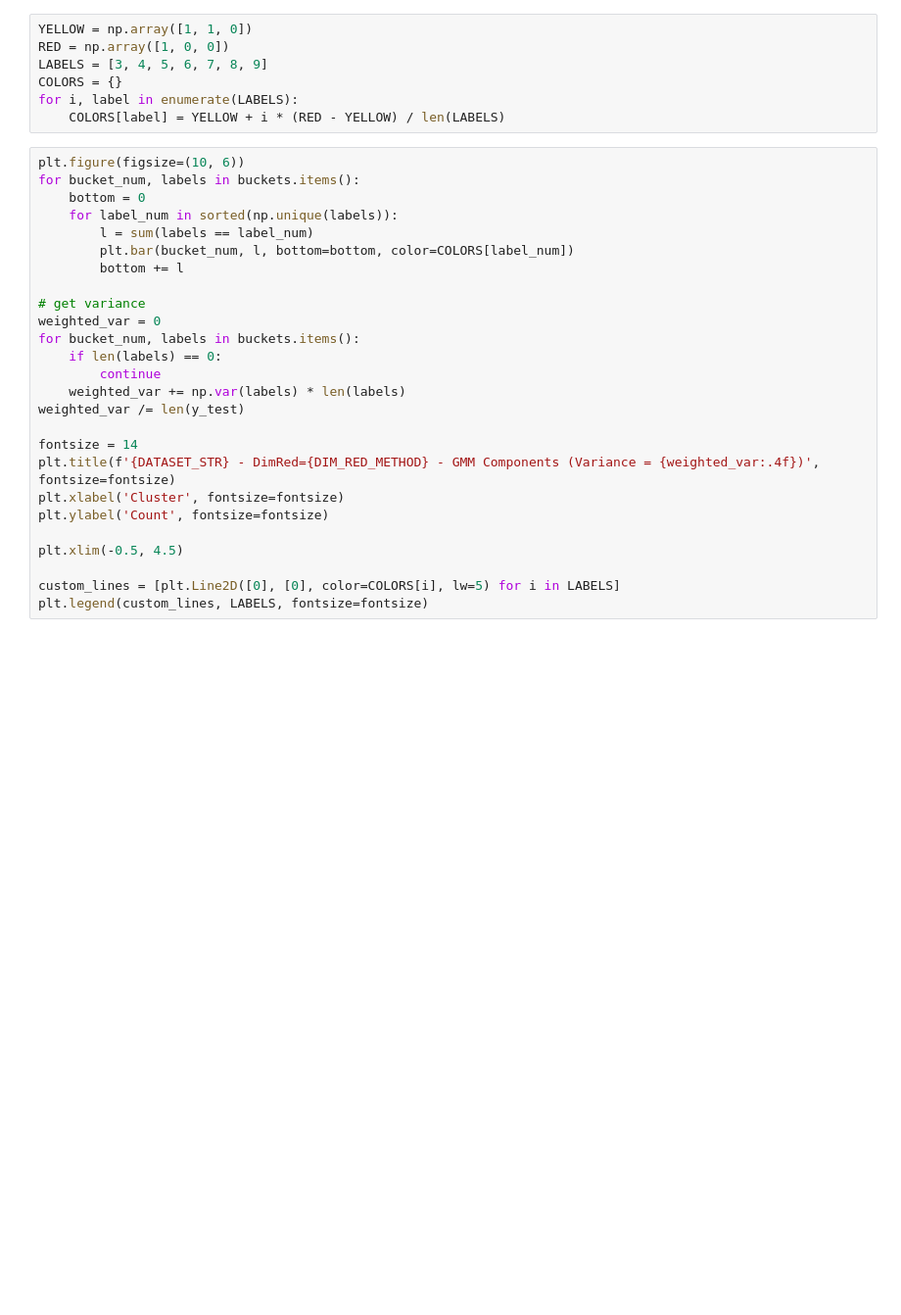
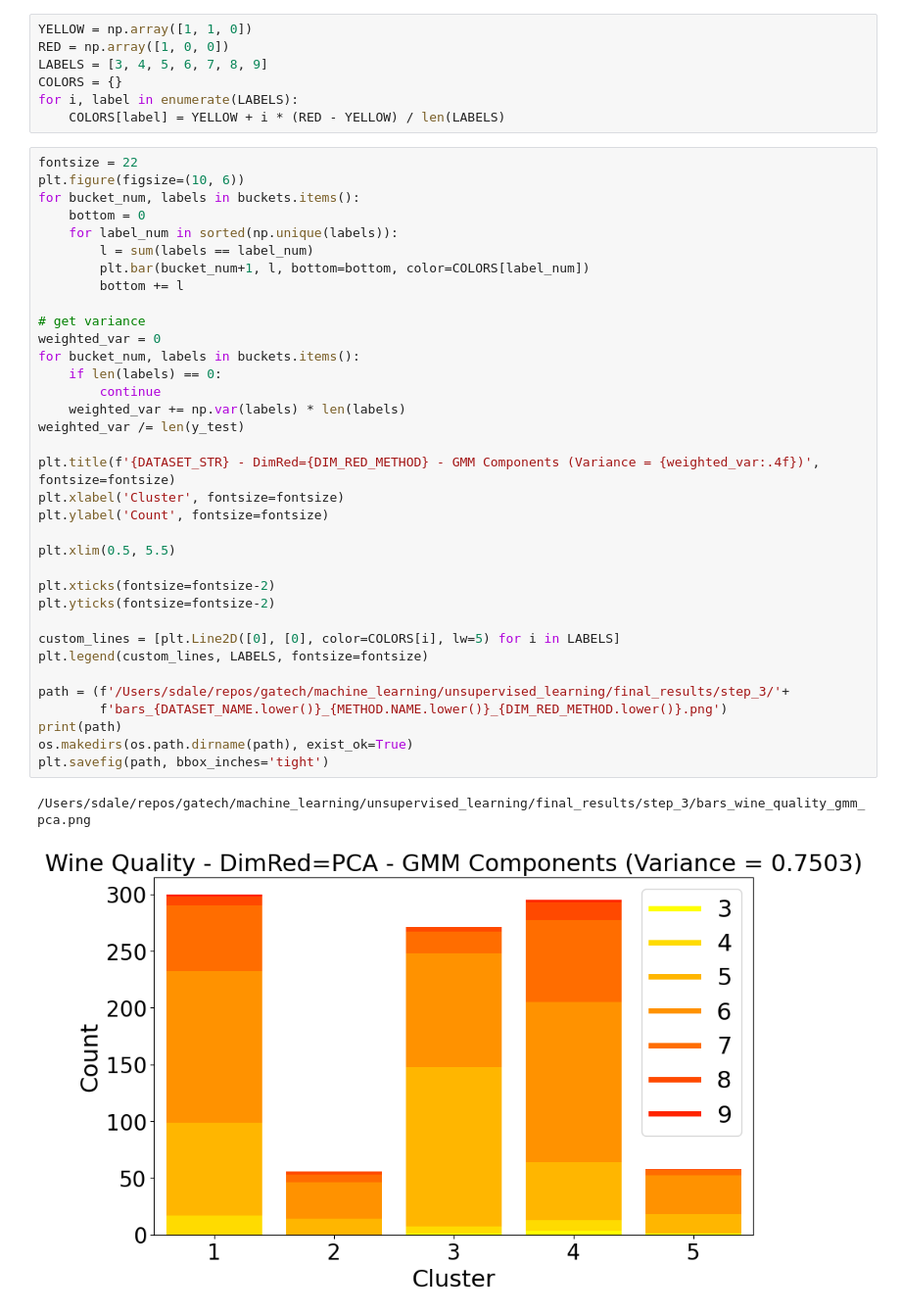
Before and after one commit to steviedale/unsupervised_learning, a Jupyter notebook: step_3_GMM_wine_quality_plot_clusters.ipynb, the cells around one changed output. Shown at 98% size. Cells and saved outputs as stored; diff of their text form; blank space fills up the shorter version.

```diff
--- a/step_3_GMM_wine_quality_plot_clusters.ipynb
+++ b/step_3_GMM_wine_quality_plot_clusters.ipynb
@@ -106,28 +108,40 @@ COLORS = {}
 for i, label in enumerate(LABELS):
     COLORS[label] = YELLOW + i * (RED - YELLOW) / len(LABELS)
 # %%
+fontsize = 22
 plt.figure(figsize=(10, 6))
 for bucket_num, labels in buckets.items():
     bottom = 0
     for label_num in sorted(np.unique(labels)):
         l = sum(labels == label_num)
-        plt.bar(bucket_num, l, bottom=bottom, color=COLORS[label_num])
+        plt.bar(bucket_num+1, l, bottom=bottom, color=COLORS[label_num])
         bottom += l
 
 # get variance
 weighted_var = 0
 for bucket_num, labels in buckets.items():
     if len(labels) == 0:
         continue
     weighted_var += np.var(labels) * len(labels)
 weighted_var /= len(y_test)
 
-fontsize = 14
 plt.title(f'{DATASET_STR} - DimRed={DIM_RED_METHOD} - GMM Components (Variance = {weighted_var:.4f})', fontsize=fontsize)
 plt.xlabel('Cluster', fontsize=fontsize)
 plt.ylabel('Count', fontsize=fontsize)
 
-plt.xlim(-0.5, 4.5)
+plt.xlim(0.5, 5.5)
+
+plt.xticks(fontsize=fontsize-2)
+plt.yticks(fontsize=fontsize-2)
 
 custom_lines = [plt.Line2D([0], [0], color=COLORS[i], lw=5) for i in LABELS]
 plt.legend(custom_lines, LABELS, fontsize=fontsize)
+
+path = (f'/Users/sdale/repos/gatech/machine_learning/unsupervised_learning/final_results/step_3/'+
+        f'bars_{DATASET_NAME.lower()}_{METHOD.NAME.lower()}_{DIM_RED_METHOD.lower()}.png')
+print(path)
+os.makedirs(os.path.dirname(path), exist_ok=True)
+plt.savefig(path, bbox_inches='tight')
+# %% [output]
+/Users/sdale/repos/gatech/machine_learning/unsupervised_learning/final_results/step_3/bars_wine_quality_gmm_pca.png
+[figure, added]
```
Also changed, not shown: parts of 1 cell of this notebook, 56 other files.
